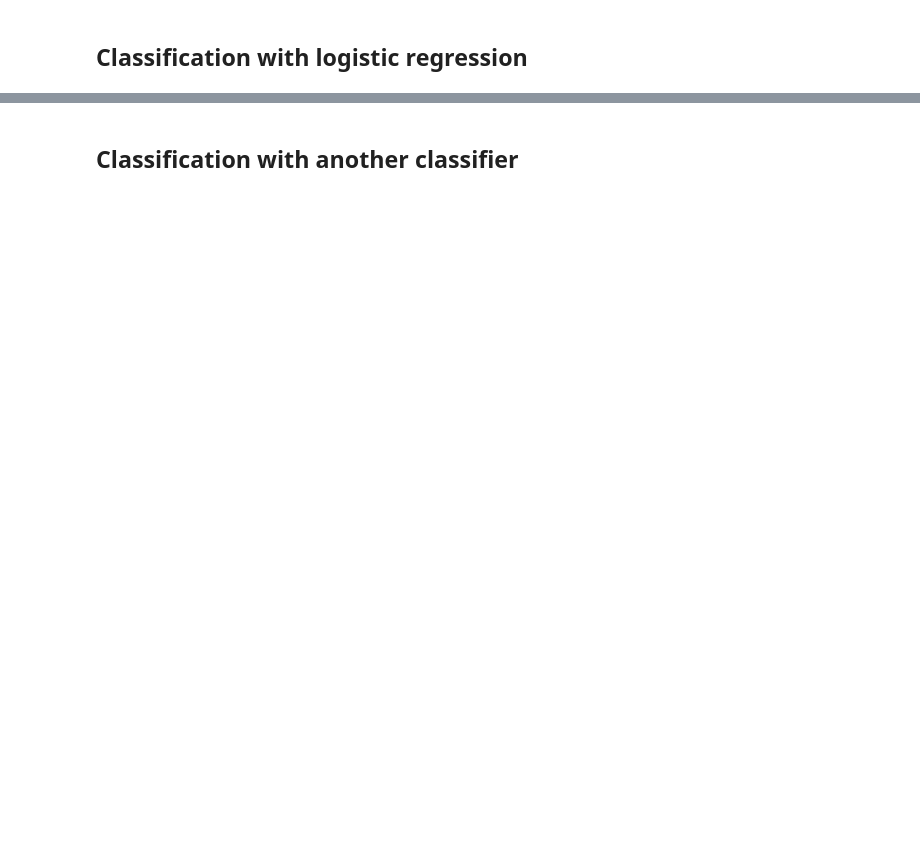
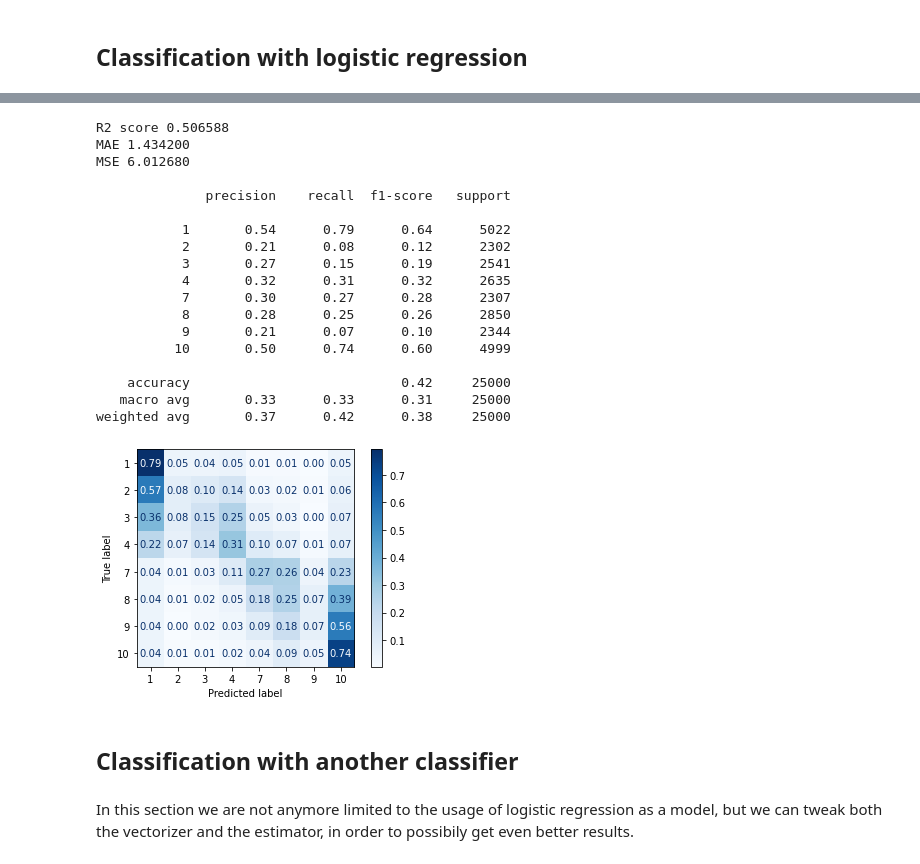
Before and after one commit to Wadaboa/nlp-assignments, a Jupyter notebook: sentiment_analysis.ipynb, the cells around one changed output, grey strips where cells are left out. Saved outputs shown, nothing was run; the diff lists cells and outputs as text; code cells hidden in the pictures; blank space fills up the shorter version.

```diff
--- a/sentiment_analysis.ipynb
+++ b/sentiment_analysis.ipynb
@@ -347,7 +437,7 @@ def lemmatize_text(text):
 
 def preprocess_text(
     text,
-    mark_negation=False,
+    mark_neg=False,
     remove_punct=False,
     remove_stopwords=False,
     min_chars=None,
@@ -366,7 +456,7 @@ def preprocess_text(
     # Remove floating numbers
     text = re.sub(FLOAT_RE, "", text)
     # Mark negation
-    if mark_negation:
+    if mark_neg:
         text = " ".join(mark_negation(text.split(), double_neg_flip=False))
         EN_STOPWORDS.add("_NEG")
     # Remove punctuation
@@ -422,19 +564,31 @@ print_evaluation(y_test, y_pred_test, y_pred_test_class)
 # %%
-text_clf = Pipeline(
+pipeline = Pipeline(
     [
-        ("vect", CountVectorizer()),
-        ("tfidf", TfidfTransformer()),
+        (
+            "vect",
+            CountVectorizer(
+                ngram_range=(1, 2),
+                preprocessor=preprocess_text,
+                min_df=0.01,
+                max_df=0.7,
+            ),
+        ),
+        ("tfidf", TfidfTransformer(sublinear_tf=True)),
         ("clf", LogisticRegression(random_state=RANDOM_SEED, max_iter=1000)),
     ]
 )
 
 parameters = {
+    "vect__preprocessor": preprocessing_funcs,
     "vect__ngram_range": [(1, 1), (1, 2)],
+    # "vect__min_df": np.linspace(0, 0.1, 3),
+    # "vect__max_df": np.linspace(0.7, 0.9, 3),
     "tfidf__use_idf": (True, False),
 }
-classifier = GridSearchCV(
-    text_clf, parameters, scoring=make_scorer(r2_score), cv=5, n_jobs=-1
+searcher = GridSearchCV(
+    pipeline, parameters, scoring=make_scorer(r2_score), cv=5, n_jobs=-1, verbose=1
 )
-classifier = classifier.fit(x_train, y_train)
-print(f"Best parameters: {classifier.best_params_}")
+print(f"Parameter grid: {searcher.param_grid}")
+classifier = searcher.fit(train_corpus, train_scores)
+print(f"Best parameters: {searcher.best_params_}")
 # %% [output]
@@ -445,2 +601,27 @@ print_evaluation(y_test, y_pred_test, y_pred_test_class)
+# %%
+pred_train_scores, pred_test_scores = predict(classifier, train_corpus, test_corpus)
+print_evaluation(test_scores, pred_test_scores)
+# %% [output]
+R2 score 0.506588
+MAE 1.434200
+MSE 6.012680
+
+              precision    recall  f1-score   support
+
+           1       0.54      0.79      0.64      5022
+           2       0.21      0.08      0.12      2302
+           3       0.27      0.15      0.19      2541
+           4       0.32      0.31      0.32      2635
+           7       0.30      0.27      0.28      2307
+           8       0.28      0.25      0.26      2850
+           9       0.21      0.07      0.10      2344
+          10       0.50      0.74      0.60      4999
+
+    accuracy                           0.42     25000
+   macro avg       0.33      0.33      0.31     25000
+weighted avg       0.37      0.42      0.38     25000
+[figure, added]
 # %% [markdown]
 ## Classification with another classifier
+# %% [markdown]
+In this section we are not anymore limited to the usage of logistic regression as a model, but we can tweak both the vectorizer and the estimator, in order to possibily get even better results.
```
Also changed, not shown: parts of 41 cells of this notebook.
